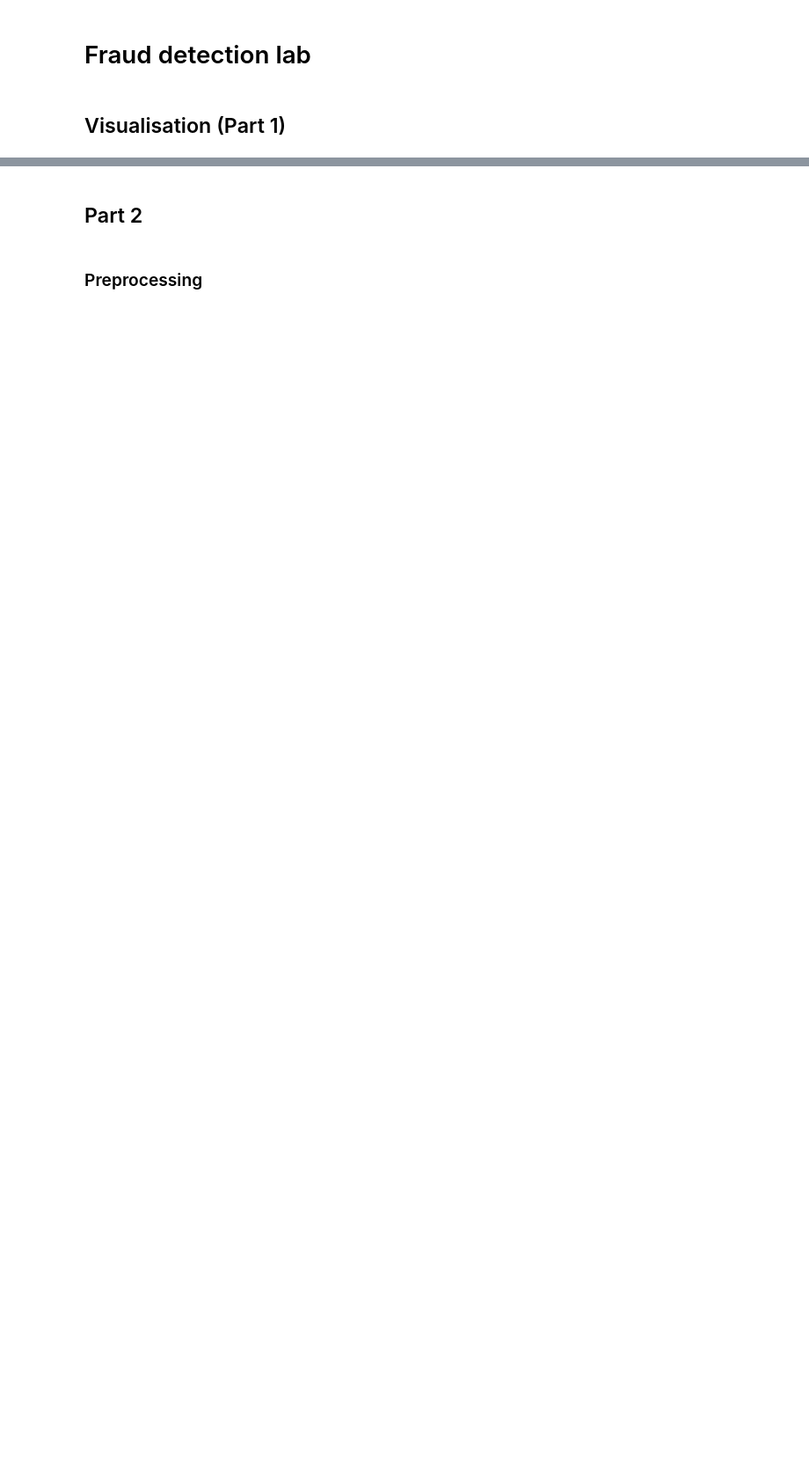
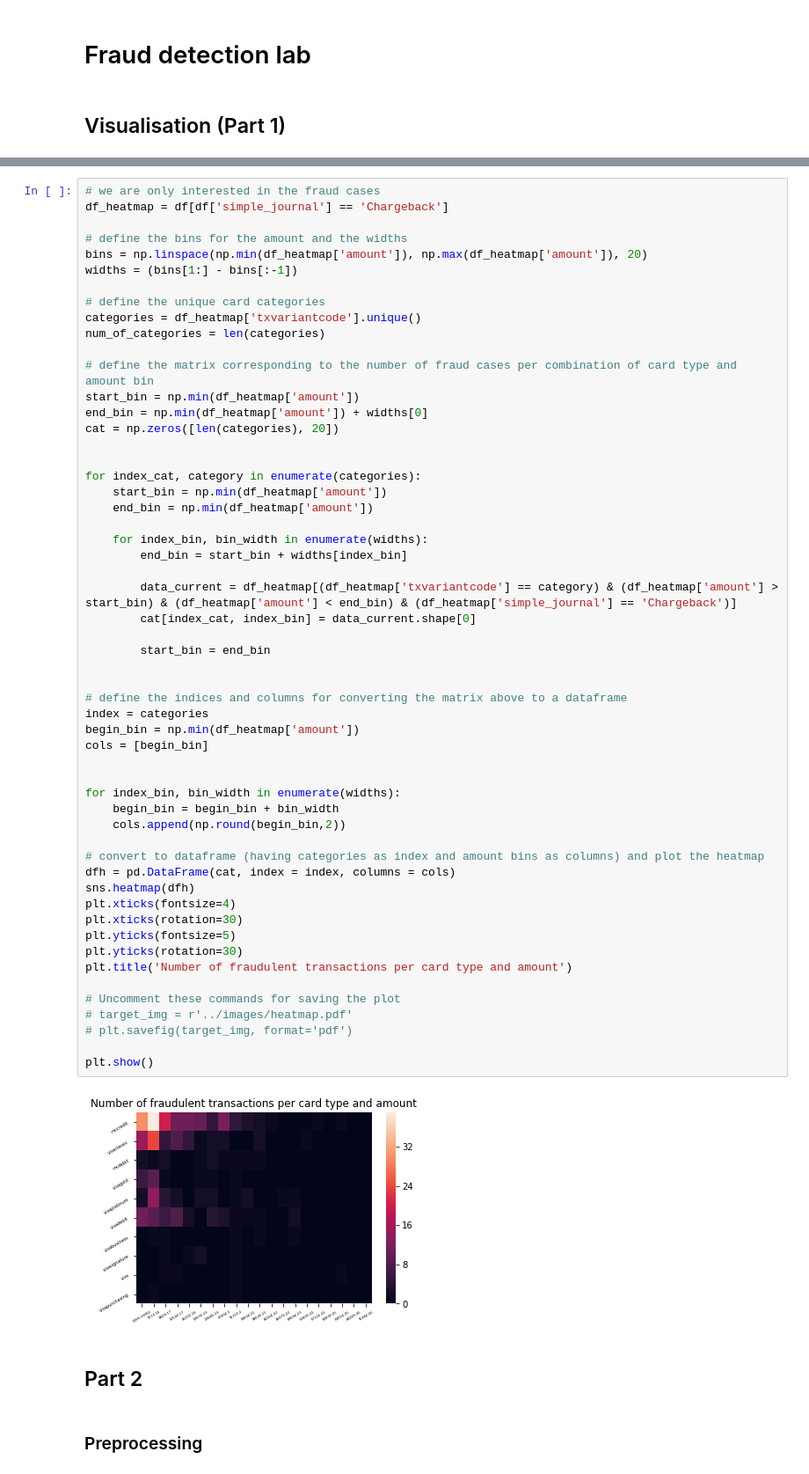
Before and after one commit to benhe119/Cyber-data-analytics_TUDelft, a Jupyter notebook: lab1/notebooks/Fraud_detection_lab.ipynb, the cells around one changed output, grey strips where cells are left out. Shown at 88% size. Drawn from its saved outputs; the diff is of its cells as text; blank space fills up the shorter version.

```diff
--- a/lab1/notebooks/Fraud_detection_lab.ipynb
+++ b/lab1/notebooks/Fraud_detection_lab.ipynb
@@ -7,3 +103,60 @@
+# %%
+# we are only interested in the fraud cases
+df_heatmap = df[df['simple_journal'] == 'Chargeback']
+
+# define the bins for the amount and the widths
+bins = np.linspace(np.min(df_heatmap['amount']), np.max(df_heatmap['amount']), 20)
+widths = (bins[1:] - bins[:-1])
+
+# define the unique card categories
+categories = df_heatmap['txvariantcode'].unique()
+num_of_categories = len(categories)
+
+# define the matrix corresponding to the number of fraud cases per combination of card type and amount bin
+start_bin = np.min(df_heatmap['amount'])
+end_bin = np.min(df_heatmap['amount']) + widths[0]
+cat = np.zeros([len(categories), 20])
+
+
+for index_cat, category in enumerate(categories):
+    start_bin = np.min(df_heatmap['amount'])
+    end_bin = np.min(df_heatmap['amount'])
+
+    for index_bin, bin_width in enumerate(widths):
+        end_bin = start_bin + widths[index_bin]
+
+        data_current = df_heatmap[(df_heatmap['txvariantcode'] == category) & (df_heatmap['amount'] > start_bin) & (df_heatmap['amount'] < end_bin) & (df_heatmap['simple_journal'] == 'Chargeback')]
+        cat[index_cat, index_bin] = data_current.shape[0]
+
+        start_bin = end_bin
+
+
+# define the indices and columns for converting the matrix above to a dataframe
+index = categories
+begin_bin = np.min(df_heatmap['amount'])
+cols = [begin_bin]
+
+
+for index_bin, bin_width in enumerate(widths):
+    begin_bin = begin_bin + bin_width
+    cols.append(np.round(begin_bin,2))
+
+# convert to dataframe (having categories as index and amount bins as columns) and plot the heatmap
+dfh = pd.DataFrame(cat, index = index, columns = cols)
+sns.heatmap(dfh)
+plt.xticks(fontsize=4)
+plt.xticks(rotation=30)
+plt.yticks(fontsize=5)
+plt.yticks(rotation=30)
+plt.title('Number of fraudulent transactions per card type and amount')
+
+# Uncomment these commands for saving the plot
+# target_img = r'../images/heatmap.pdf'
+# plt.savefig(target_img, format='pdf')
+
+plt.show()
+# %% [output]
+[figure, added]
 # %% [markdown]
 ## Part 2
 # %% [markdown]
```
Also changed, not shown: parts of 29 cells of this notebook.
